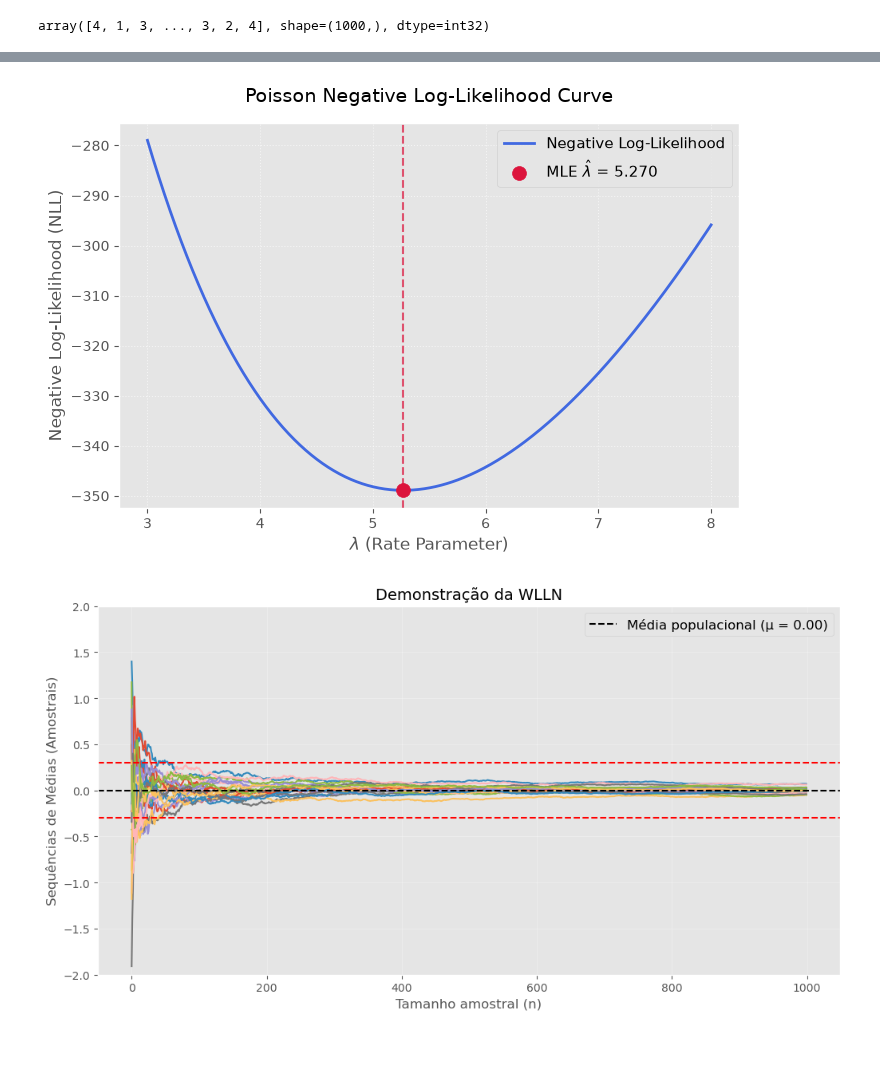
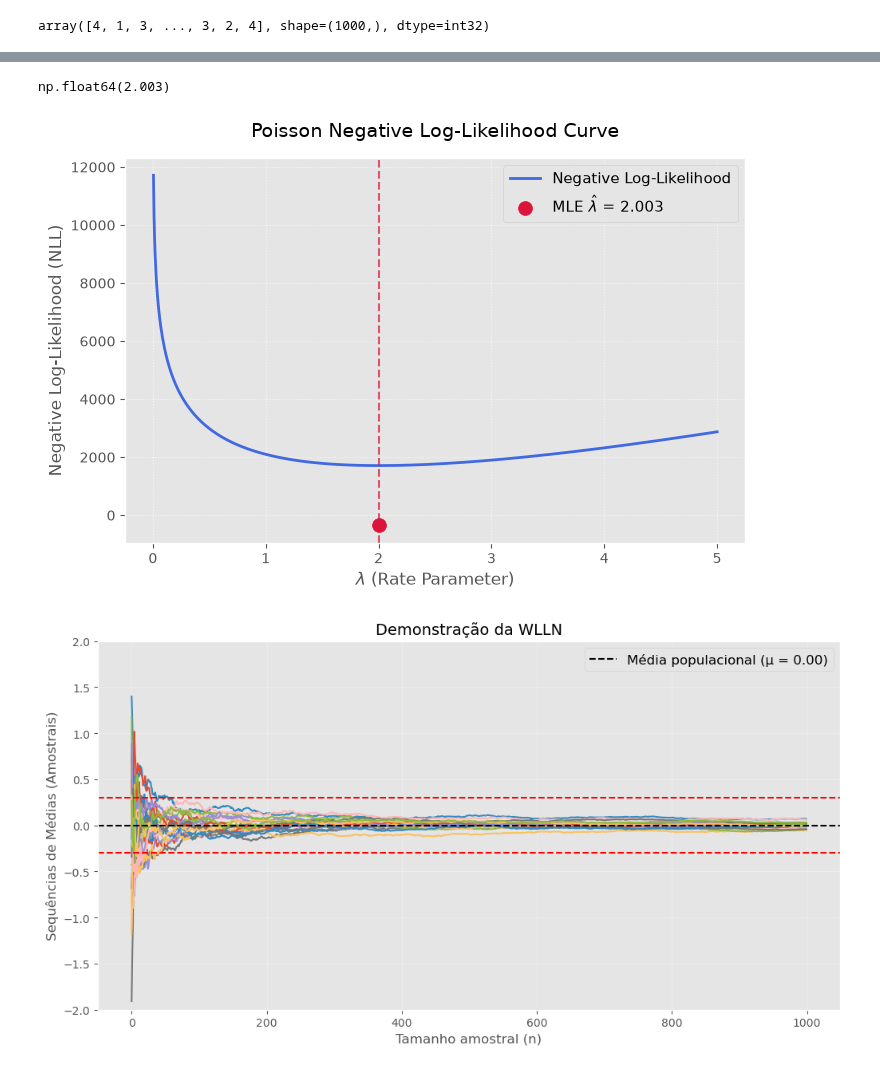
Before and after one commit to urielmoreirasilva/ICE072, a Jupyter notebook: aulas/Tópico 04 – Estimação Pontual (EMV)/Tópico 04 – Estimação Pontual (EMV).ipynb, the cells around one changed output, grey strips where cells are left out. Cells and saved outputs as stored; diff of their text form; code cells hidden in the pictures.

```diff
--- a/aulas/Tópico 04 – Estimação Pontual (EMV)/Tópico 04 – Estimação Pontual (EMV).ipynb
+++ b/aulas/Tópico 04 – Estimação Pontual (EMV)/Tópico 04 – Estimação Pontual (EMV).ipynb
@@ -55,7 +55,6 @@ array([4, 1, 3, ..., 3, 2, 4], shape=(1000,), dtype=int32)
 # %%
 ## Função de log-verossimilhança
 ## NOTA: essa função na verdade retorna o *negativo* da log-verossimilhança
-def neg_loglike(vY, lam):
-    return -np.sum(vY * lam - lam
-                   - gammaln(vY + 1))/n
+def neg_loglike(lam, vY):
+    return -np.sum(vY * np.log(lam) - lam - gammaln(vY + 1))
 # %%
@@ -65,9 +64,10 @@ np.float64(-0.9077645051900083)
 # %%
 ## Otimização!
-lam_0 = [-10.0] # valor inicial
-result = minimize(neg_loglike, lam_0, args=(vY, ), method='L-BFGS-B', bounds=[(1e-2, np.inf)])
+lam_0 = -1.0 # valor inicial
+result = minimize(neg_loglike, lam_0, args = (vY, ),
+                  method='L-BFGS-B', bounds=[(1e-2, np.inf)])
 
-
-print("Estimated Lambda:", result.x[0])
+## Resultados
+print("EMV de lambda:", result.x[0])
 result
 # %% [output]
@@ -132,39 +85,30 @@ Estimated Lambda: 5.270000063868827
+# %%
+## EMV analítico (p/ comparação)
+vY.mean()
+# %% [output]
+np.float64(2.003)
 # %%
-# 1. Generate dummy count data (true lambda = 5.5)
-np.random.seed(42)
-y = np.random.poisson(lam=5.5, size=100)
+## Visualizando (o negativo da) log-verossimilhança
+lambda_grid = np.linspace(0.00, 5.00, int(1e3))
+neg_loglike_values = [neg_loglike(l, vY) for l in lambda_grid]
 
-# 2. Define the Poisson negative log-likelihood function
-def poisson_nll(lam, data):
-    if lam <= 0:
-        return np.inf
-    # Omitting the factorial constant log(y!) since it only shifts the curve vertically
-    return -np.sum(data * np.log(lam) - lam)
-
-# 3. Find the exact minimum (MLE) via optimization
-res = minimize(poisson_nll, x0=[1.0], args=(y,), method='L-BFGS-B', bounds=[(1e-5, None)])
-mle_lambda = res.x[0]
-min_nll = res.fun
-
-# 4. Evaluate the NLL across a grid of lambda values for plotting
-lambda_grid = np.linspace(3.0, 8.0, 500)
-nll_values = [poisson_nll(l, y) for l in lambda_grid]
+mle_lambda = result.x[0]
 
 # 5. Create the plot
 plt.figure(figsize=(8, 5))
-plt.plot(lambda_grid, nll_values, label='Negative Log-Likelihood', color='royalblue', lw=2)
+plt.plot(lambda_grid, neg_loglike_values, label='Negative Log-Likelihood', color='royalblue', lw=2)
 plt.axvline(mle_lambda, color='crimson', linestyle='--', alpha=0.7)
 plt.scatter(mle_lambda, min_nll, color='crimson', s=100, zorder=5,
             label=f'MLE $\hat{{\lambda}}$ = {mle_lambda:.3f}')
 
 plt.title('Poisson Negative Log-Likelihood Curve', fontsize=14, pad=15)
 plt.xlabel('$\lambda$ (Rate Parameter)', fontsize=12)
 plt.ylabel('Negative Log-Likelihood (NLL)', fontsize=12)
 plt.grid(True, linestyle=':', alpha=0.6)
 plt.legend(fontsize=11)
 plt.show()
 # %% [output]
-[figure, old version]
+[figure, new version]
 # %%
 """
 Exemplo #1: Y_i ~ iid. Normal(0, 1)
```
Also changed, not shown: parts of 4 cells of this notebook.
